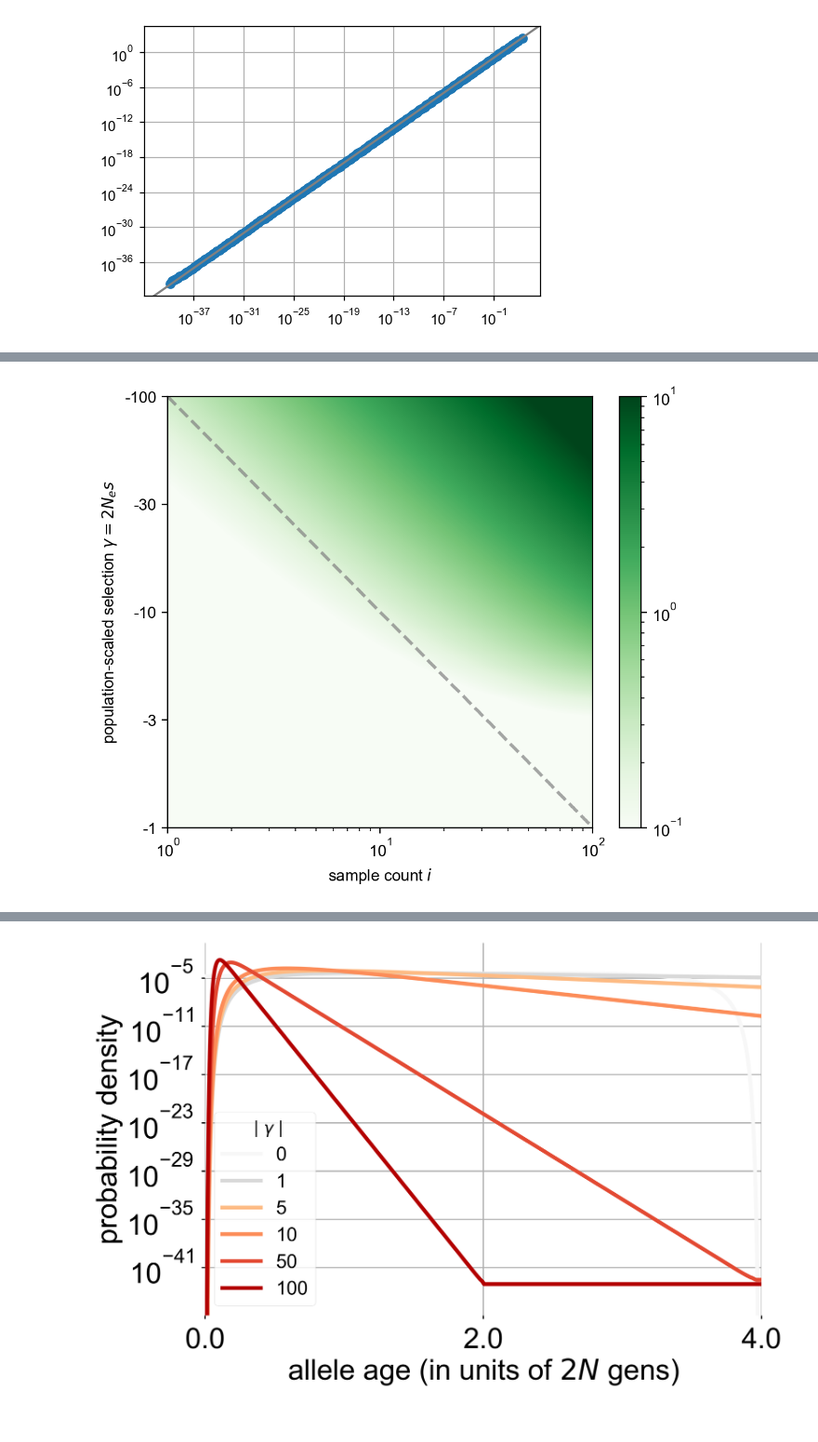
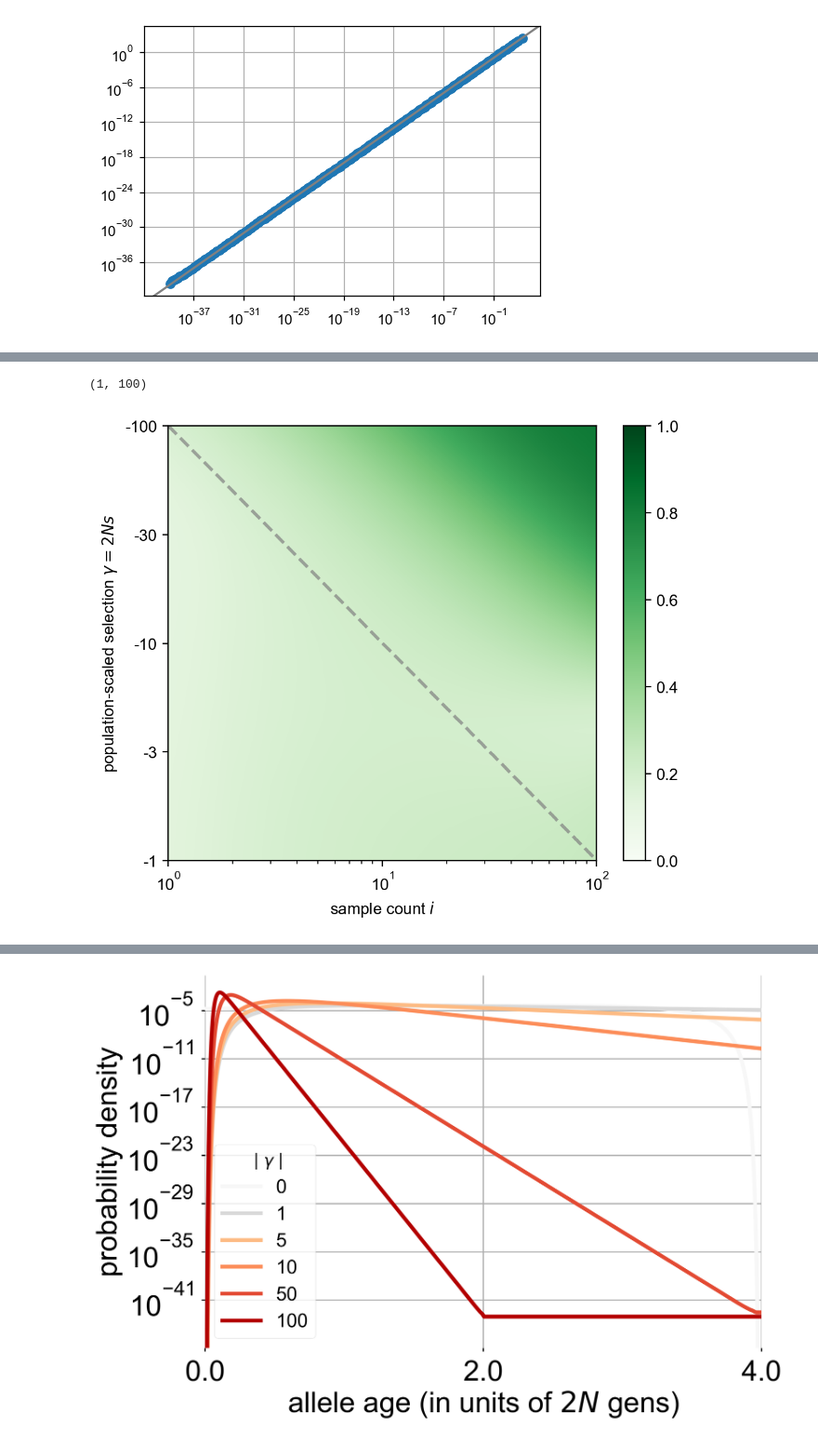
Before and after one commit to VivaswatS/selCoefEst, a Jupyter notebook: changingpopsizesims.ipynb, the cells around one changed output, grey strips where cells are left out. Shown at 93% size. Saved outputs shown, nothing was run; the diff lists cells and outputs as text; code cells hidden in the pictures.

```diff
--- a/changingpopsizesims.ipynb
+++ b/changingpopsizesims.ipynb
@@ -1017,15 +1029,19 @@ plt.plot(gam)
 # %%
 # from matplotlib import colors
 plt.figure(dpi=200,figsize=(6,5))
-plt.imshow(kldivcondinew[:21,:],interpolation='bilinear',cmap='Greens',norm=colors.LogNorm(0.1,10),aspect='auto'); plt.colorbar();
-plt.plot(range(1,101), [np.argmin(np.abs(x+np.logspace(np.log10(1),np.log10(100),1000)[::-1]))/50 for x in -100/np.linspace(1,100,100)], color='grey', alpha=0.7, ls='dashed', linewidth=2); plt.semilogx(); plt.xlim((0.95,101)); plt.yticks(ticks=[0,5,10,15,20],labels=[-100,-30,-10,-3,-1]); plt.ylabel(r'population-scaled selection $\gamma=2N_e s$'); plt.xlabel(r'sample count $i$'); plt.ylim((20,0)); plt.xlim((1,100))
-plt.savefig('/Users/vivaswatshastry/selCoefEst/figs/kldivcondi_alt.pdf')
+# plt.imshow(kldivcondi[:21,:],interpolation='bilinear',cmap='Greens',norm=colors.LogNorm(0.1,1),aspect='auto'); plt.colorbar();
+# plt.imshow(kldivcondi[:21,:], interpolation='bilinear',cmap='Greens',norm=colors.Normalize(0,1),aspect='auto'); plt.colorbar()
+plt.plot(range(1,101), [np.argmin(np.abs(x+np.logspace(np.log10(1),np.log10(100),1000)[::-1]))/50 for x in -100/np.linspace(1,100,100)], color='grey', alpha=0.7, ls='dashed', linewidth=2);
+plt.semilogx(); plt.xlim((0.95,101)); plt.yticks(ticks=[0,5,10,15,20],labels=[-100,-30,-10,-3,-1]);
+plt.ylabel(r'population-scaled selection $\gamma=2N s$'); plt.xlabel(r'sample count $i$'); plt.ylim((20,0)); plt.xlim((1,100))
+# plt.savefig('/Users/vivaswatshastry/selCoefEst/figs/kldivcondi_alt2.pdf')
 
 # plt.figure(dpi=200)
 # plt.imshow(kldivcondinew[:21,:],interpolation='bilinear',cmap='RdBu_r',norm=colors.LogNorm(vmax=10,vmin=0.1),aspect='auto'); plt.colorbar();
 # plt.plot(range(2,451), [np.argmin(np.abs(x+np.logspace(np.log10(1),np.log10(100),1000)[::-1]))/50 for x in -500/np.linspace(2,450,449)], color='grey', ls='dashed', linewidth=2); plt.semilogx(); plt.xlim((0.95,501)); plt.yticks(ticks=[0,5,10,15,20],labels=[-100,-30,-10,-3,-1]); plt.ylabel(r'population-scaled selection $\gamma=2N_e s$'); plt.xlabel(r'sample count $i$'); plt.ylim((20,0)); plt.xlim((0,500)); plt.title(r'$i/2n = 1/\gamma$')
 # %% [output]
+(1, 100)
-[figure, old version]
+[figure, new version]
 # %%
 # [np.argmin(np.abs(x+np.logspace(np.log10(5),2,200)[::-1]))/10 for x in -500/np.linspace(5,100,95)]
 # plt.plot(range(1,200), [-np.argmin(np.abs(x+np.logspace(np.log10(1),np.log10(200),1000)[::-1]))/51 for x in -200/np.linspace(1,200,199)], color='grey', ls='dashed', linewidth=2)
```
Also changed, not shown: parts of 9 cells of this notebook, 29 other files.
